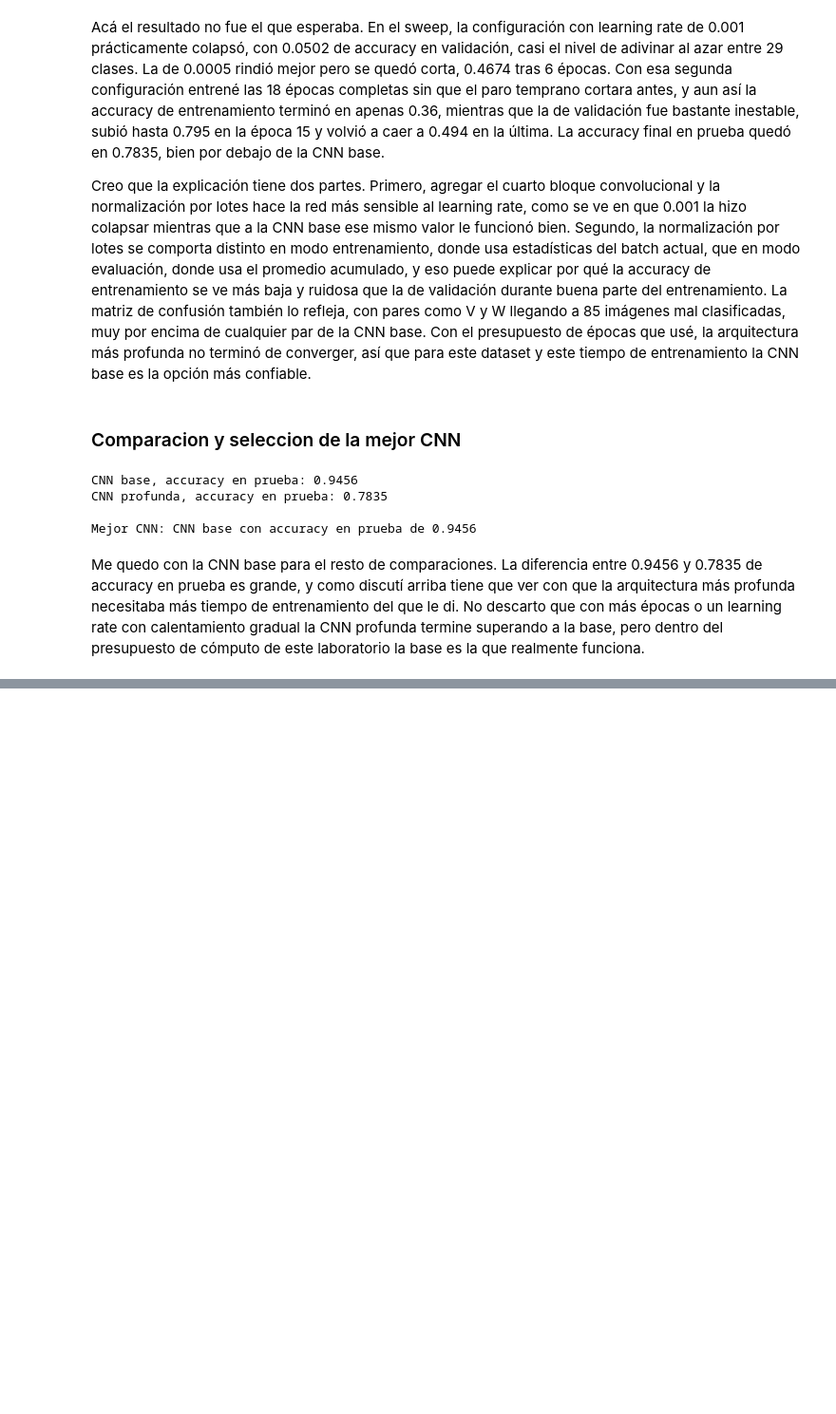
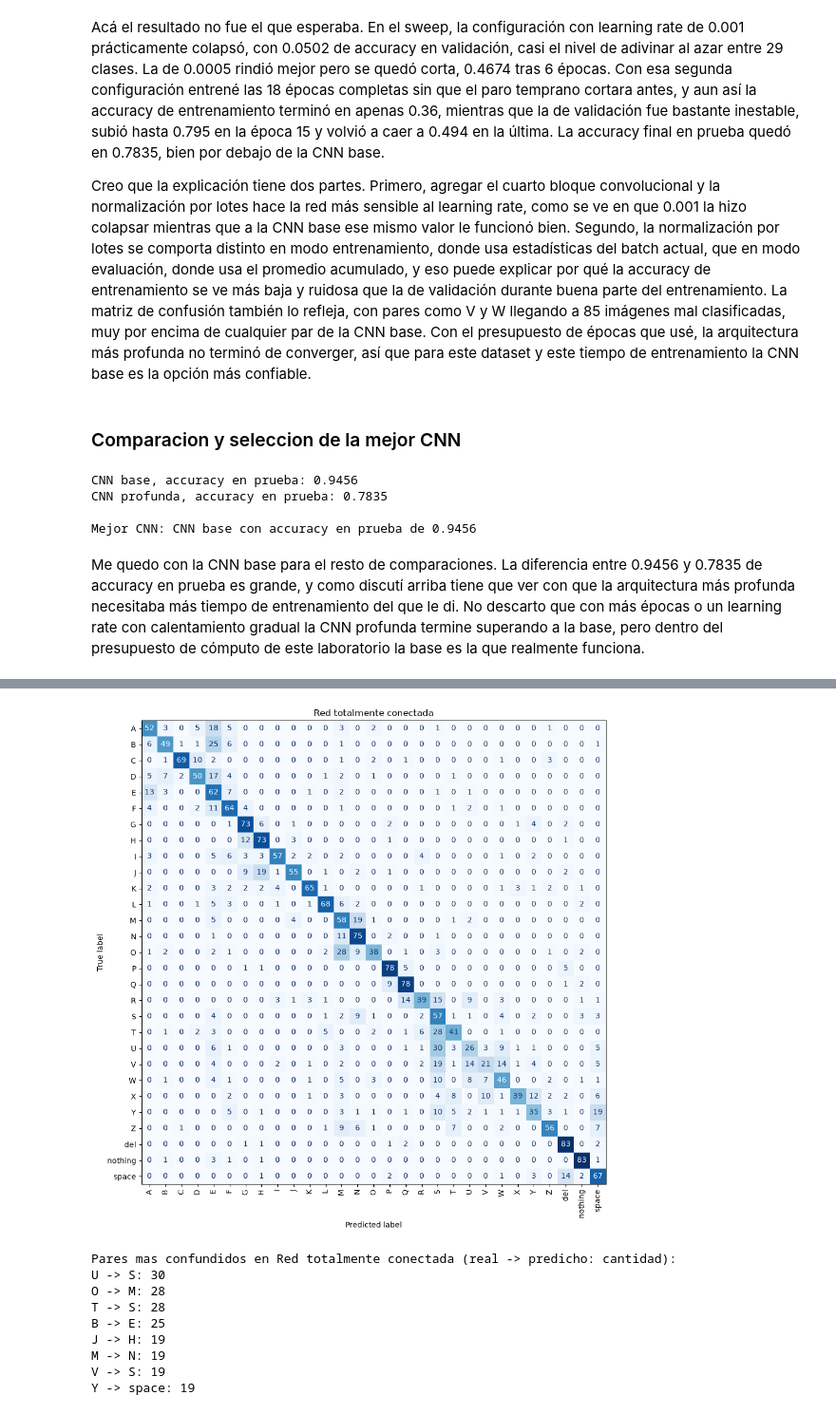
Before and after one commit to ecarcamo/CC3084-DATA-SCIENCE, a Jupyter notebook: notebooks/ASL_Clasificador.ipynb, the cells around one changed output, grey strips where cells are left out. Shown at 95% size. Drawn from its saved outputs; the diff is of its cells as text; code cells hidden in the pictures; blank space fills up the shorter version.

Commit message:
feat: red totalmente conectada simple y comparacion con CNN

```diff
--- a/notebooks/ASL_Clasificador.ipynb
+++ b/notebooks/ASL_Clasificador.ipynb
@@ -574,0 +579,20 @@ Me quedo con la CNN base para el resto de comparaciones. La diferencia entre 0.9
+# %%
+def construir_fc():
+    return tf.keras.Sequential([
+        tf.keras.layers.Input(shape=(64, 64, 3)),
+        tf.keras.layers.Flatten(),
+        tf.keras.layers.Dense(256, activation='relu'),
+        tf.keras.layers.Dense(128, activation='relu'),
+        tf.keras.layers.Dense(29, activation='softmax'),
+    ])
+
+fc = construir_fc()
+fc.compile(optimizer=tf.keras.optimizers.Adam(learning_rate=1e-3),
+            loss='sparse_categorical_crossentropy', metrics=['accuracy'])
+
+historial_fc = fc.fit(X_train, y_train, validation_data=(X_val, y_val),
+                        batch_size=64, epochs=18, callbacks=[crear_early_stop()], verbose=2)
+
+test_loss_fc, test_acc_fc = fc.evaluate(X_test, y_test, verbose=0)
+print('\nRed totalmente conectada, accuracy en prueba:', round(test_acc_fc, 4))
+print('Red totalmente conectada, loss en prueba:', round(test_loss_fc, 4))
@@ -574,0 +617,14 @@ Me quedo con la CNN base para el resto de comparaciones. La diferencia entre 0.9
+# %%
+y_pred_fc = fc.predict(X_test, verbose=0).argmax(axis=1)
+cm_fc = matriz_y_confusiones(y_test, y_pred_fc, 'Red totalmente conectada')
+# %% [output]
+[figure, added]
+Pares mas confundidos en Red totalmente conectada (real -> predicho: cantidad):
+U -> S: 30
+O -> M: 28
+T -> S: 28
+B -> E: 25
+J -> H: 19
+M -> N: 19
+V -> S: 19
+Y -> space: 19
```
Also changed, not shown: parts of 3 cells of this notebook.
